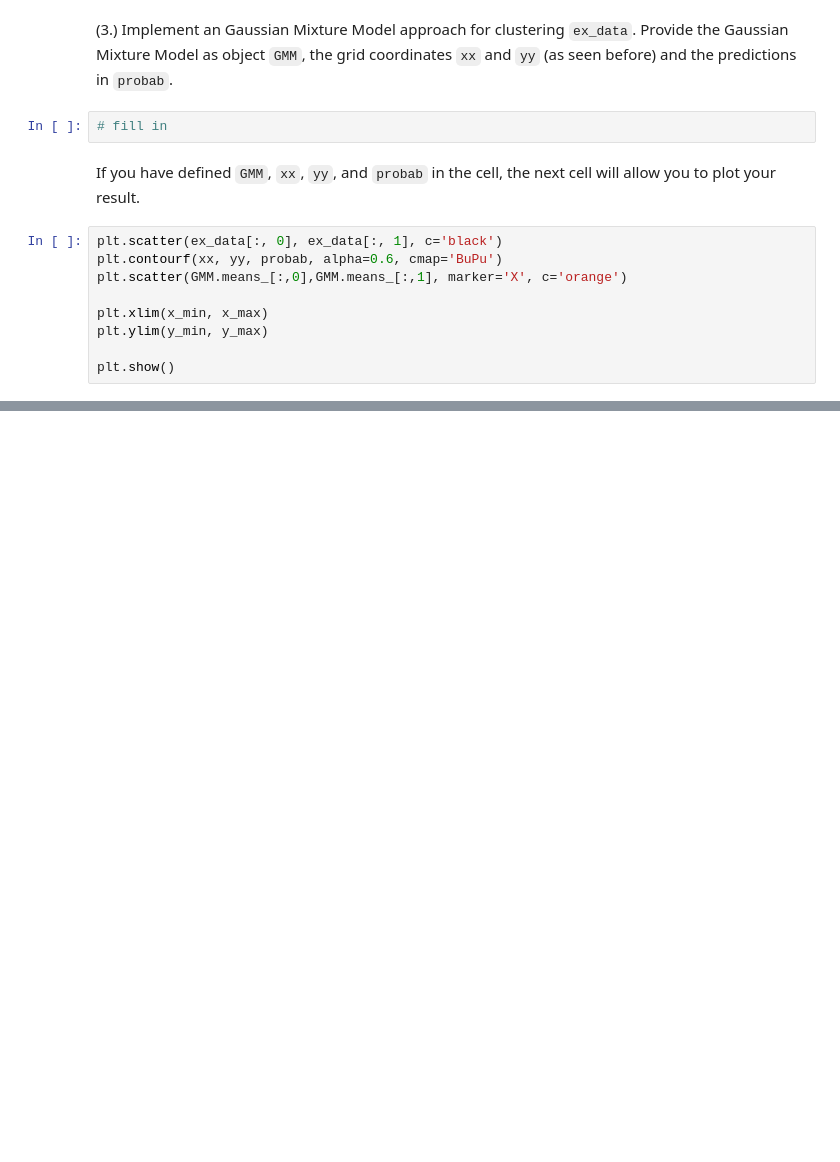
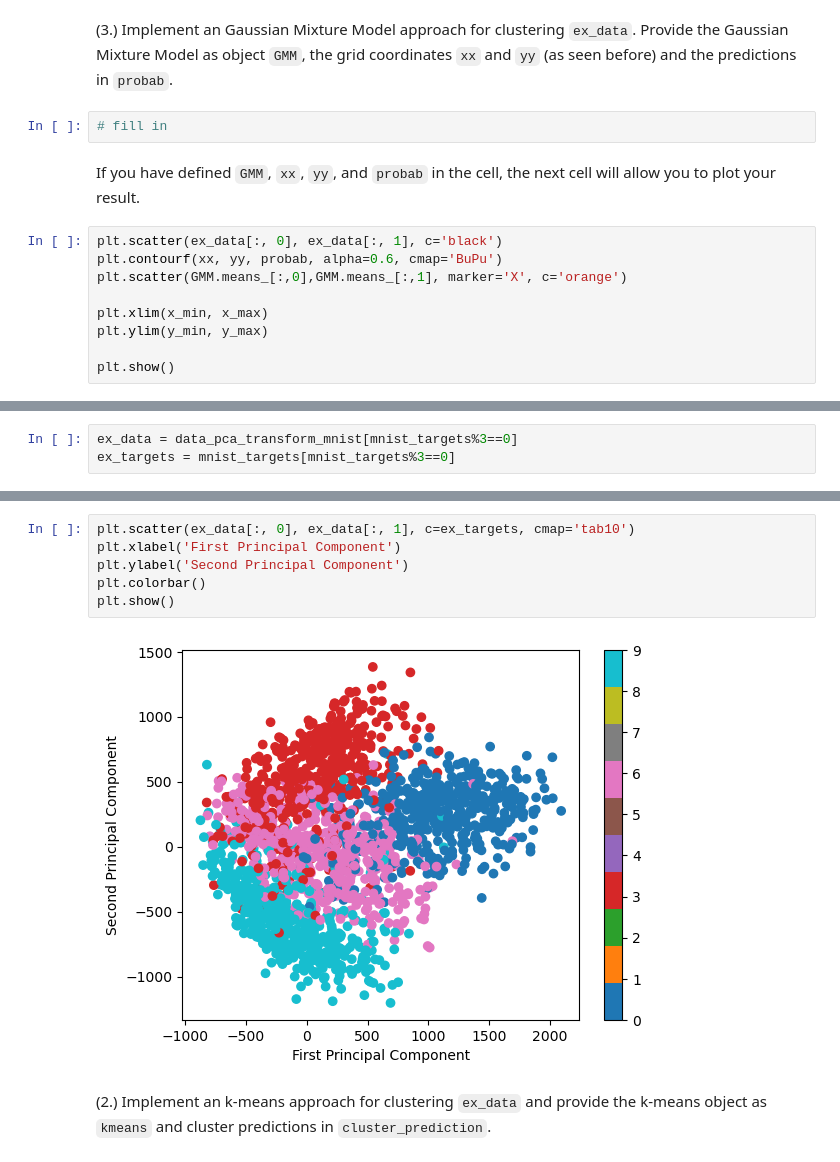
Before and after one commit to samarinm/APML, a Jupyter notebook: Notebooks/3-Dim_Reduction_Clustering.ipynb, the cells around one changed output, grey strips where cells are left out. Drawn from its saved outputs; the diff is of its cells as text; blank space fills up the shorter version.

Commit message:
update after second course day

````diff
--- a/Notebooks/3-Dim_Reduction_Clustering.ipynb
+++ b/Notebooks/3-Dim_Reduction_Clustering.ipynb
@@ -466,0 +527,3 @@ plt.show()
+# %%
+ex_data = data_pca_transform_mnist[mnist_targets%3==0]
+ex_targets = mnist_targets[mnist_targets%3==0]
@@ -466,0 +535,11 @@ plt.show()
+# %%
+plt.scatter(ex_data[:, 0], ex_data[:, 1], c=ex_targets, cmap='tab10')
+plt.xlabel('First Principal Component')
+plt.ylabel('Second Principal Component')
+plt.colorbar()
+plt.show()
+# %% [output]
+[figure, added]
+# %% [markdown]
+(2.) Implement an k-means approach for clustering ```ex_data``` and provide the
+k-means object as ```kmeans``` and cluster predictions in ```cluster_prediction```.
````
Also changed, not shown: parts of 24 cells of this notebook, 1 other file.
